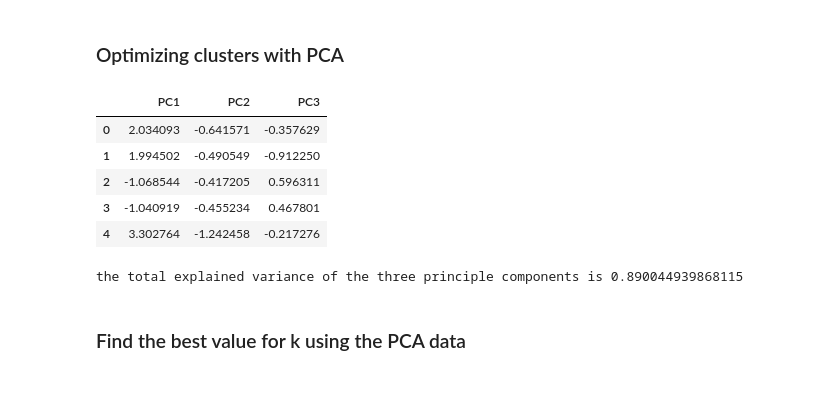
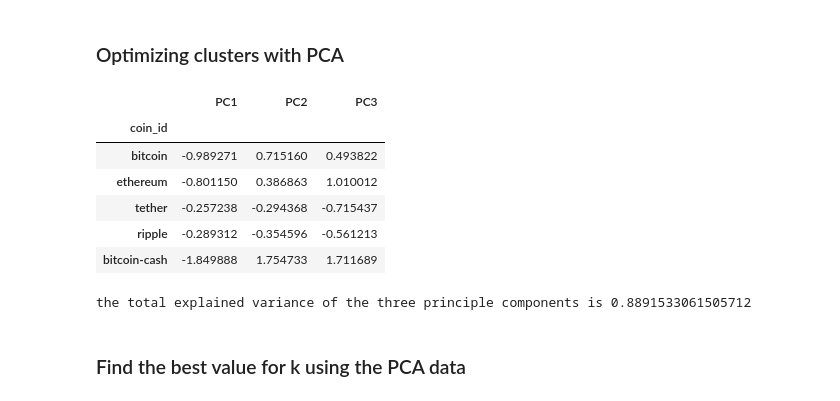
Before and after one commit to alisonands/CryptoClustering, a Jupyter notebook: CryptoClustering.ipynb, the cells around one changed output. Drawn from its saved outputs; the diff is of its cells as text; code cells hidden in the pictures.

```diff
--- a/CryptoClustering.ipynb
+++ b/CryptoClustering.ipynb
@@ -118,19 +127,20 @@ pca = PCA(n_components = 3)
 # %%
 # reducing the variables with pca
-pca_df = pd.DataFrame(pca.fit_transform(scaled_data), columns=[['PC1', 'PC2', 'PC3']])
+pca_df = pd.DataFrame(pca.fit_transform(scaled_data), columns=['PC1', 'PC2', 'PC3'], index = scaled_data.index)
 pca_df.head()
 # %% [output]
 |  | PC1 | PC2 | PC3 |
-| 0 | 2.034093 | -0.641571 | -0.357629 |
-| 1 | 1.994502 | -0.490549 | -0.912250 |
-| 2 | -1.068544 | -0.417205 | 0.596311 |
-| 3 | -1.040919 | -0.455234 | 0.467801 |
-| 4 | 3.302764 | -1.242458 | -0.217276 |
+| coin_id |  |  |  |
+| bitcoin | -0.989271 | 0.715160 | 0.493822 |
+| ethereum | -0.801150 | 0.386863 | 1.010012 |
+| tether | -0.257238 | -0.294368 | -0.715437 |
+| ripple | -0.289312 | -0.354596 | -0.561213 |
+| bitcoin-cash | -1.849888 | 1.754733 | 1.711689 |
 # %%
 pca.explained_variance_ratio_
 print (f'the total explained variance of the three principle components is {pca.explained_variance_ratio_.sum()}')
 # %% [output]
-the total explained variance of the three principle components is 0.890044939868115
+the total explained variance of the three principle components is 0.8891533061505712
 # %% [markdown]
 ### Find the best value for k using the PCA data
 # %%
```
Also changed, not shown: parts of 9 cells of this notebook.
